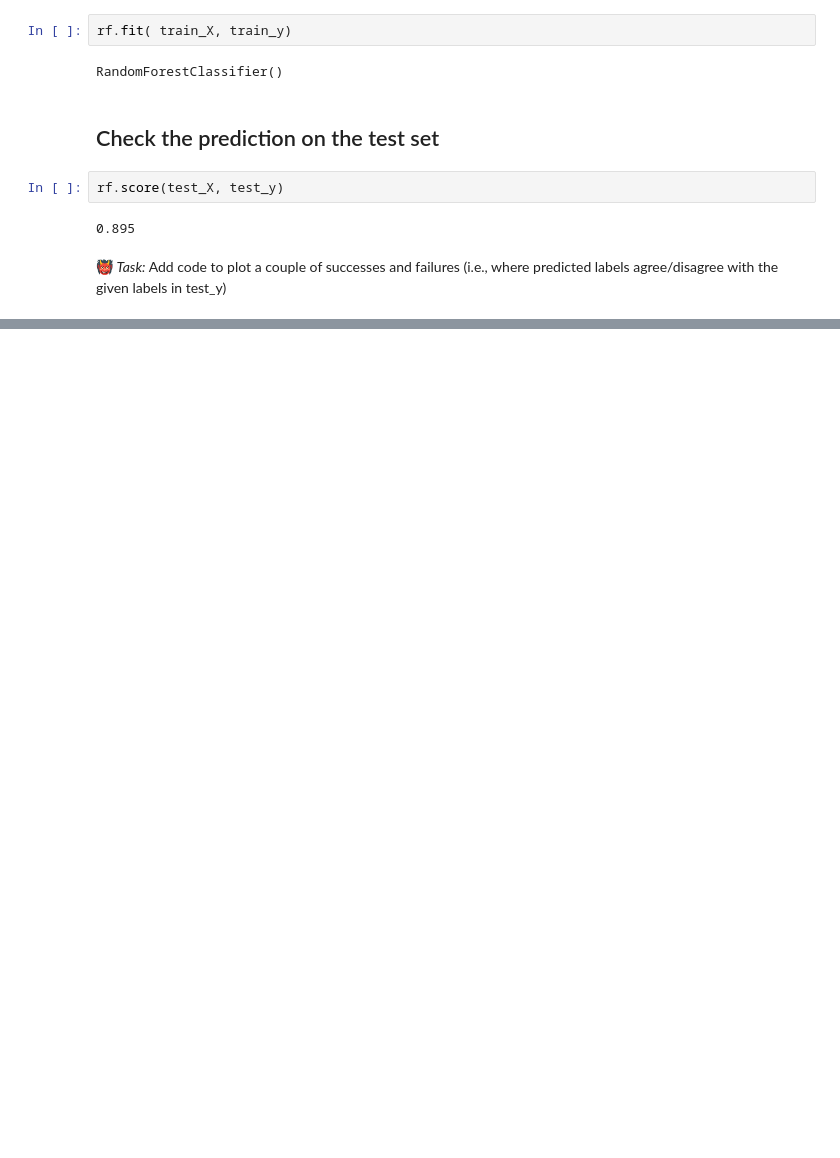
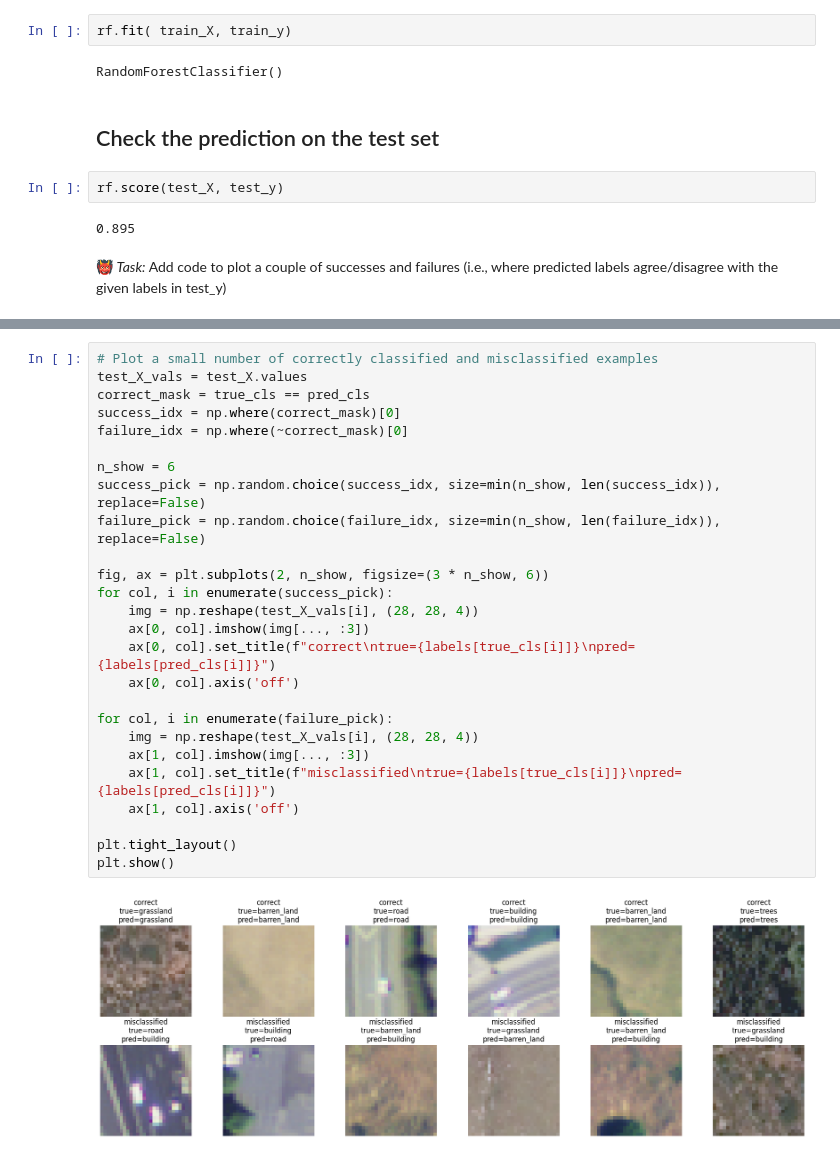
Before and after one commit to shok0n/remote-sensing-lc, a Jupyter notebook: Random_forest_classifier_on_remote_sensing_image.ipynb, the cells around one changed output, grey strips where cells are left out. Drawn from its saved outputs; the diff is of its cells as text; blank space fills up the shorter version.

```diff
--- a/Random_forest_classifier_on_remote_sensing_image.ipynb
+++ b/Random_forest_classifier_on_remote_sensing_image.ipynb
@@ -257,0 +309,28 @@ successes: 549, failures: 51
+# %%
+# Plot a small number of correctly classified and misclassified examples
+test_X_vals = test_X.values
+correct_mask = true_cls == pred_cls
+success_idx = np.where(correct_mask)[0]
+failure_idx = np.where(~correct_mask)[0]
+
+n_show = 6
+success_pick = np.random.choice(success_idx, size=min(n_show, len(success_idx)), replace=False)
+failure_pick = np.random.choice(failure_idx, size=min(n_show, len(failure_idx)), replace=False)
+
+fig, ax = plt.subplots(2, n_show, figsize=(3 * n_show, 6))
+for col, i in enumerate(success_pick):
+    img = np.reshape(test_X_vals[i], (28, 28, 4))
+    ax[0, col].imshow(img[..., :3])
+    ax[0, col].set_title(f"correct\ntrue={labels[true_cls[i]]}\npred={labels[pred_cls[i]]}")
+    ax[0, col].axis('off')
+
+for col, i in enumerate(failure_pick):
+    img = np.reshape(test_X_vals[i], (28, 28, 4))
+    ax[1, col].imshow(img[..., :3])
+    ax[1, col].set_title(f"misclassified\ntrue={labels[true_cls[i]]}\npred={labels[pred_cls[i]]}")
+    ax[1, col].axis('off')
+
+plt.tight_layout()
+plt.show()
+# %% [output]
+[figure, added]
```
Also changed, not shown: parts of 5 cells of this notebook.
